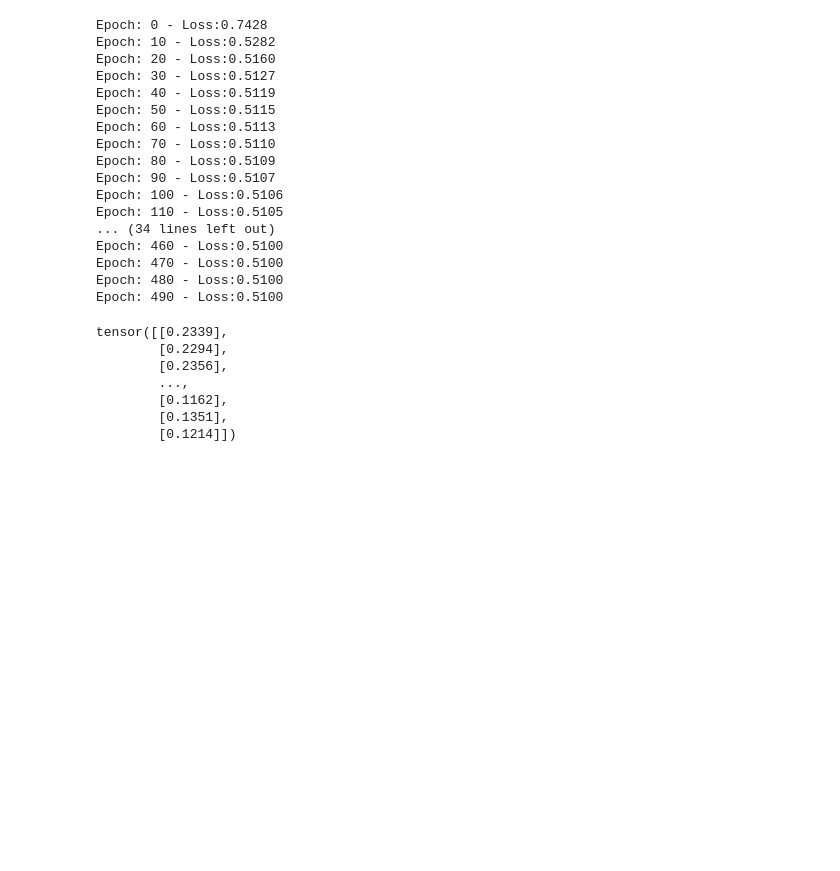
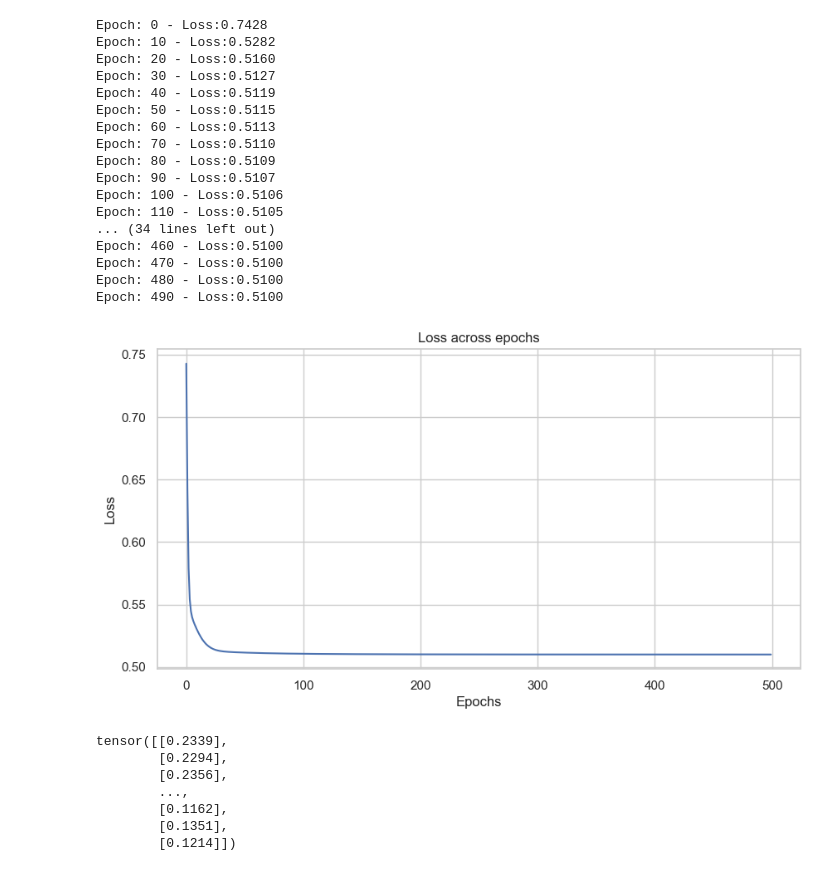
Before and after one commit to Ashraf-Khabar/Mean-time-to-predict-the-Occupation-Of-Trains, a Jupyter notebook: Torch Model Training/NN Training.ipynb, the cells around one changed output. Cells and saved outputs as stored; diff of their text form; code cells hidden in the pictures; blank space fills up the shorter version.

```diff
--- a/Torch Model Training/NN Training.ipynb
+++ b/Torch Model Training/NN Training.ipynb
@@ -612,6 +612,15 @@ Epoch: 460 - Loss:0.5100
 Epoch: 470 - Loss:0.5100
 Epoch: 480 - Loss:0.5100
 Epoch: 490 - Loss:0.5100
+# %%
+plt.figure(figsize=(10, 5))
+plt.plot(adam_loss)
+plt.title('Loss across epochs')
+plt.ylabel('Loss')
+plt.xlabel('Epochs')
+plt.show()
+# %% [output]
+[figure, added]
 # %%
 with torch.no_grad():
     predictions = model(X_test)
```
